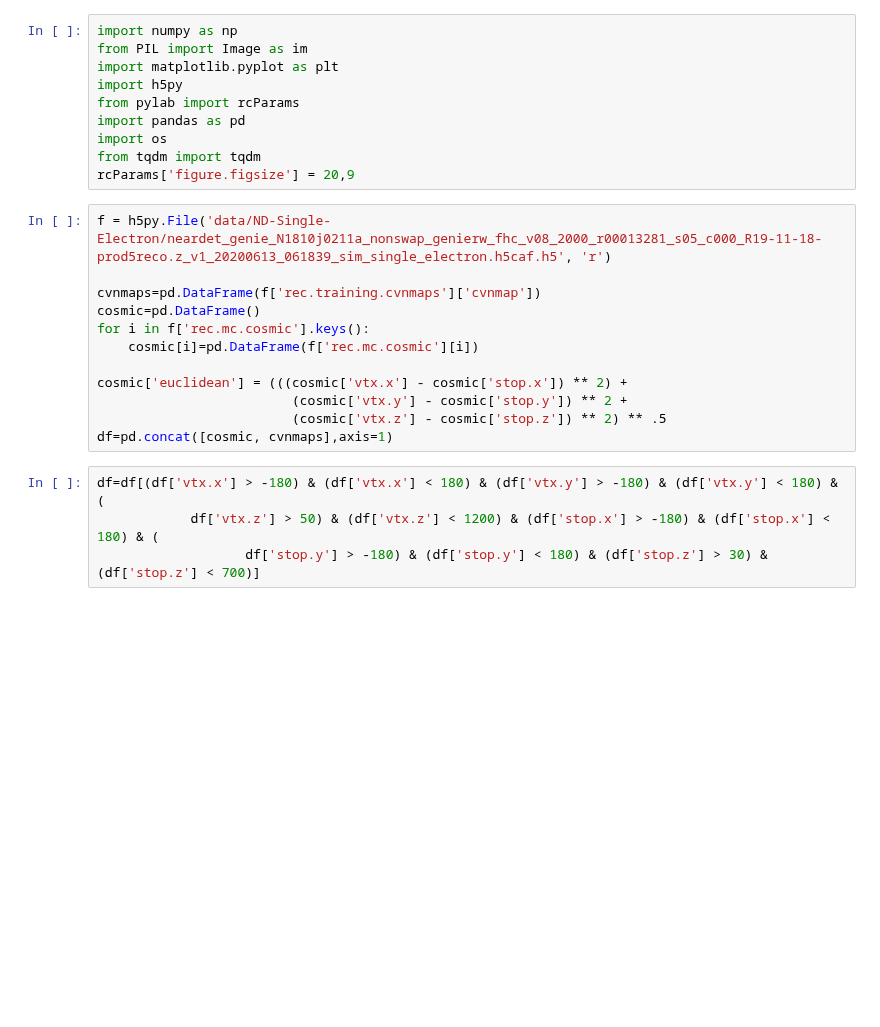
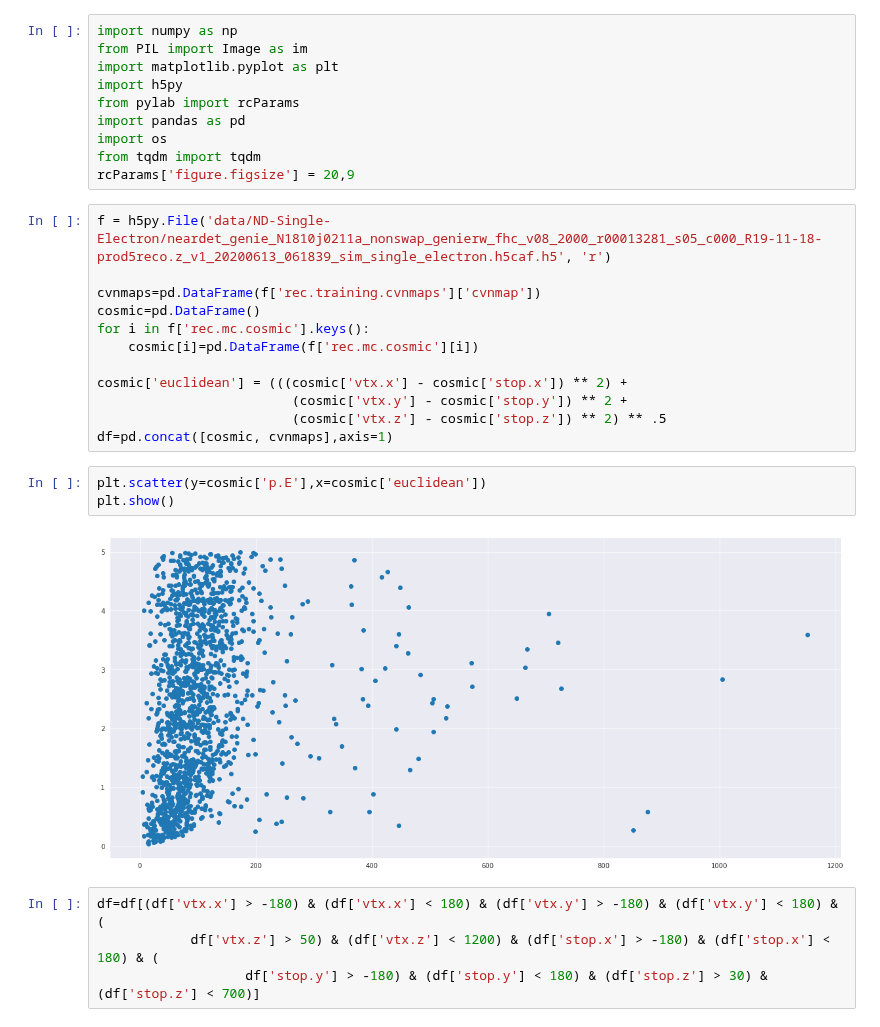
Before and after one commit to Arcrafa/nova, a Jupyter notebook: cvn2/val_euclidean.ipynb, the cells around one changed output. Saved outputs shown, nothing was run; the diff lists cells and outputs as text; blank space fills up the shorter version.

Commit message:
variables y euclidean

```diff
--- a/cvn2/val_euclidean.ipynb
+++ b/cvn2/val_euclidean.ipynb
@@ -20,6 +20,11 @@ cosmic['euclidean'] = (((cosmic['vtx.x'] - cosmic['stop.x']) ** 2) +
                          (cosmic['vtx.y'] - cosmic['stop.y']) ** 2 +
                          (cosmic['vtx.z'] - cosmic['stop.z']) ** 2) ** .5
 df=pd.concat([cosmic, cvnmaps],axis=1)
+# %%
+plt.scatter(y=cosmic['p.E'],x=cosmic['euclidean'])
+plt.show()
+# %% [output]
+[figure, added]
 # %%
 df=df[(df['vtx.x'] > -180) & (df['vtx.x'] < 180) & (df['vtx.y'] > -180) & (df['vtx.y'] < 180) & (
             df['vtx.z'] > 50) & (df['vtx.z'] < 1200) & (df['stop.x'] > -180) & (df['stop.x'] < 180) & (
```
Also changed, not shown: parts of 1 cell of this notebook.
